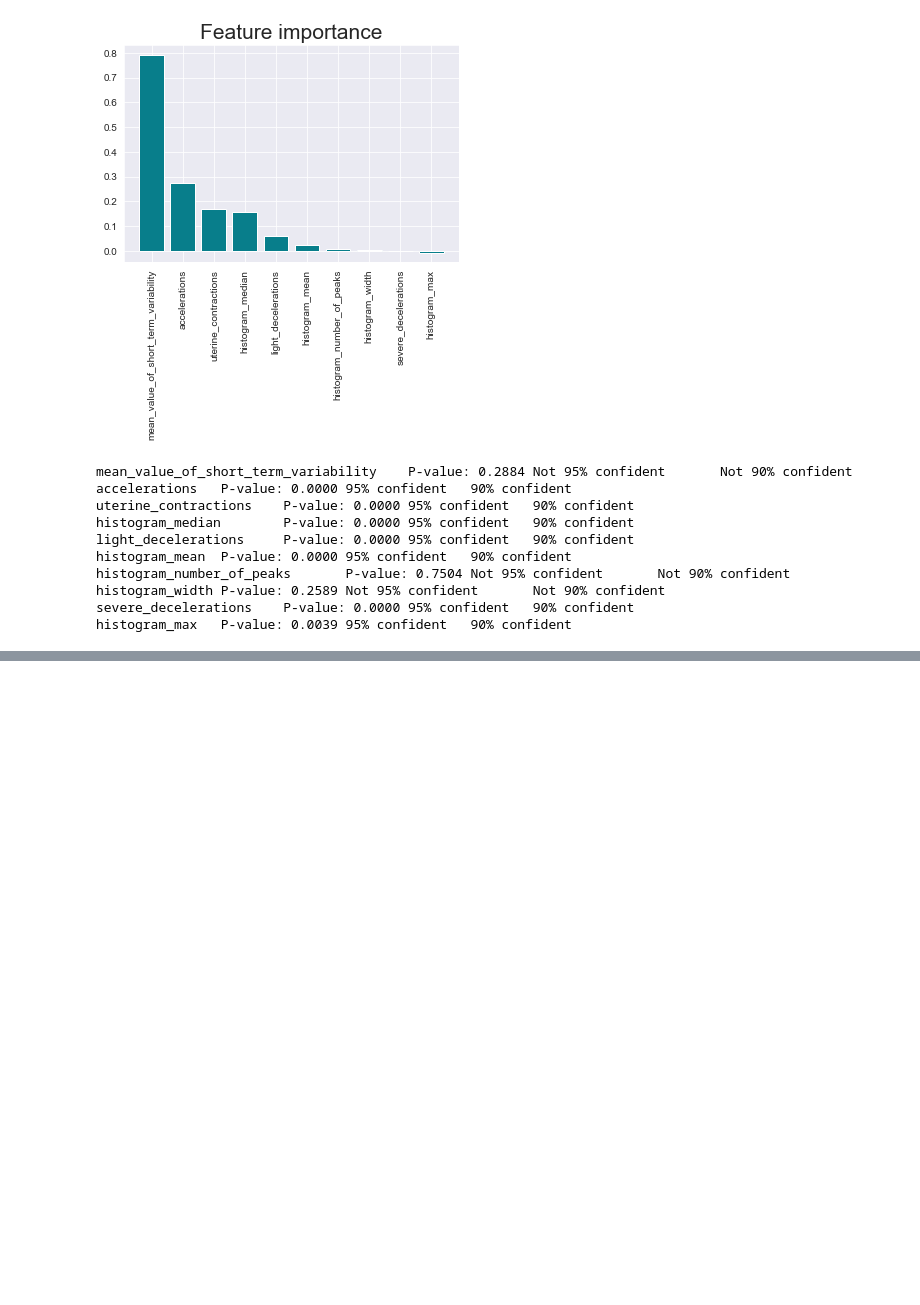
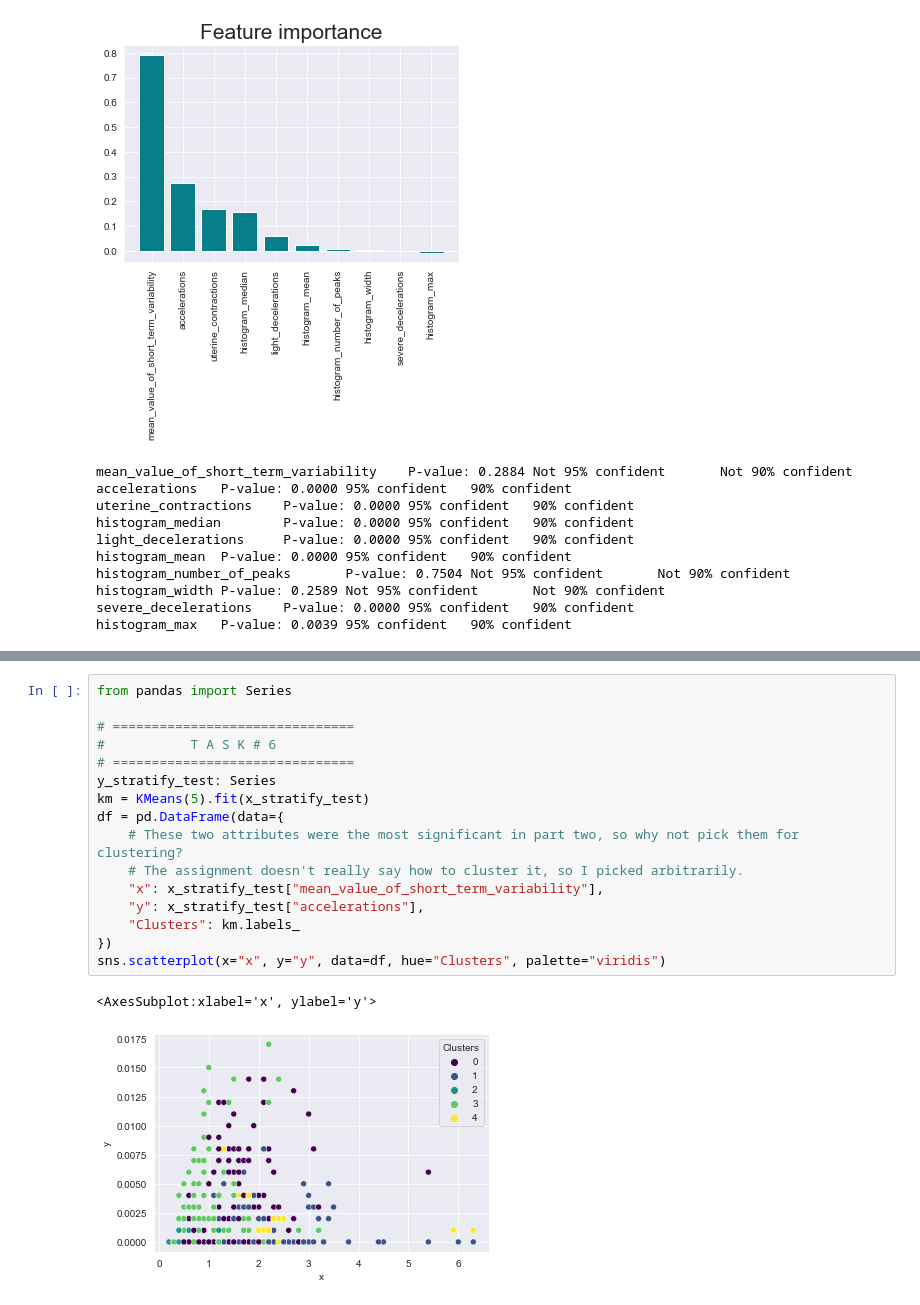
Before and after one commit to shanearcaro/cs301, a Jupyter notebook: Final/src/final.ipynb, the cells around one changed output, grey strips where cells are left out. Drawn from its saved outputs; the diff is of its cells as text; blank space fills up the shorter version.

```diff
--- a/Final/src/final.ipynb
+++ b/Final/src/final.ipynb
@@ -199,0 +231,19 @@ Area Under Precision: (array([0.33333333, 0.59598854, 0.9009434 , 1.        ]),
+# %%
+from pandas import Series
+
+# ===============================
+#           T A S K # 6
+# ===============================
+y_stratify_test: Series
+km = KMeans(5).fit(x_stratify_test)
+df = pd.DataFrame(data={
+    # These two attributes were the most significant in part two, so why not pick them for clustering?
+    # The assignment doesn't really say how to cluster it, so I picked arbitrarily.
+    "x": x_stratify_test["mean_value_of_short_term_variability"],
+    "y": x_stratify_test["accelerations"],
+    "Clusters": km.labels_
+})
+sns.scatterplot(x="x", y="y", data=df, hue="Clusters", palette="viridis")
+# %% [output]
+<AxesSubplot:xlabel='x', ylabel='y'>
+[figure, added]
```
Also changed, not shown: parts of 7 cells of this notebook, 1 other file.
